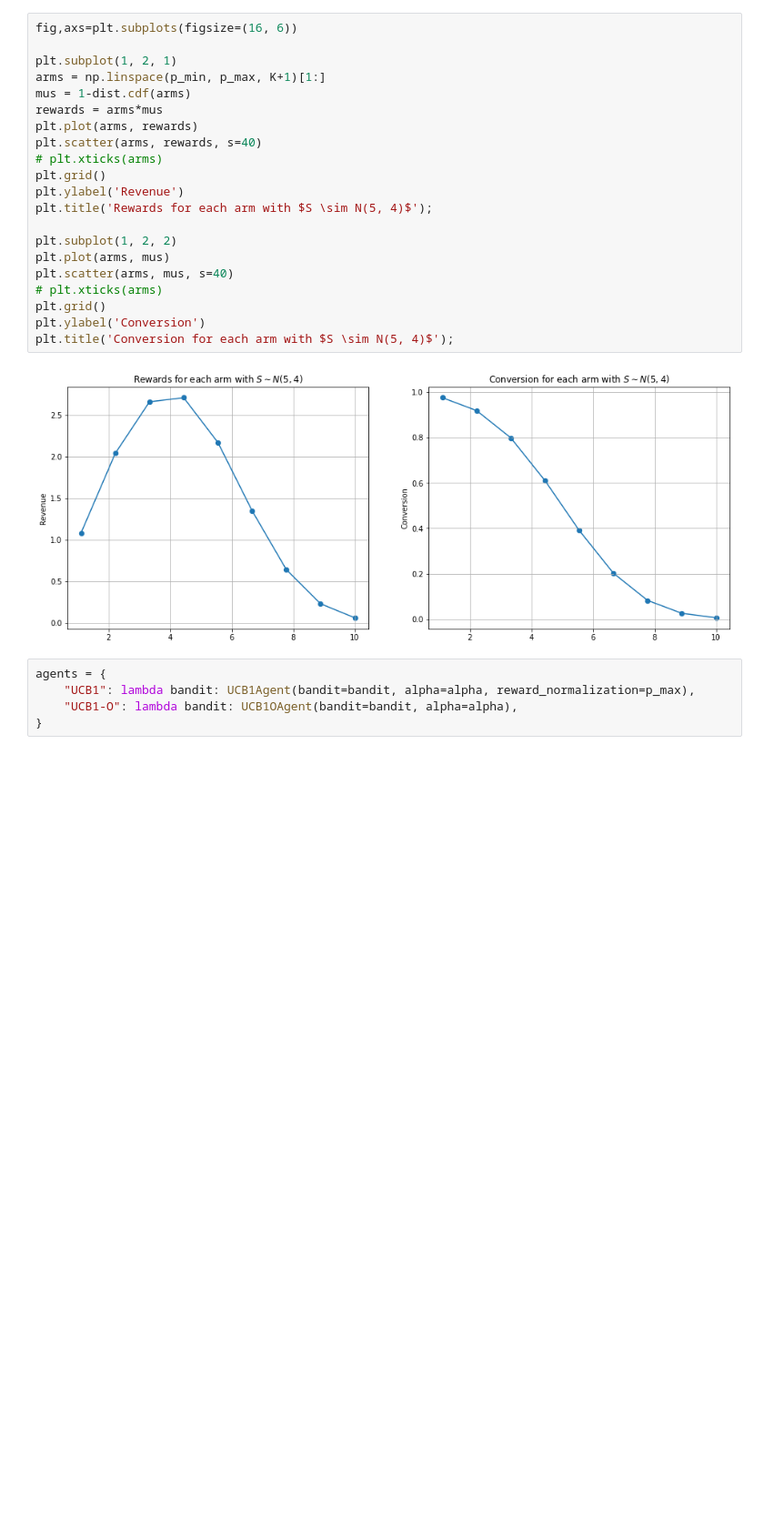
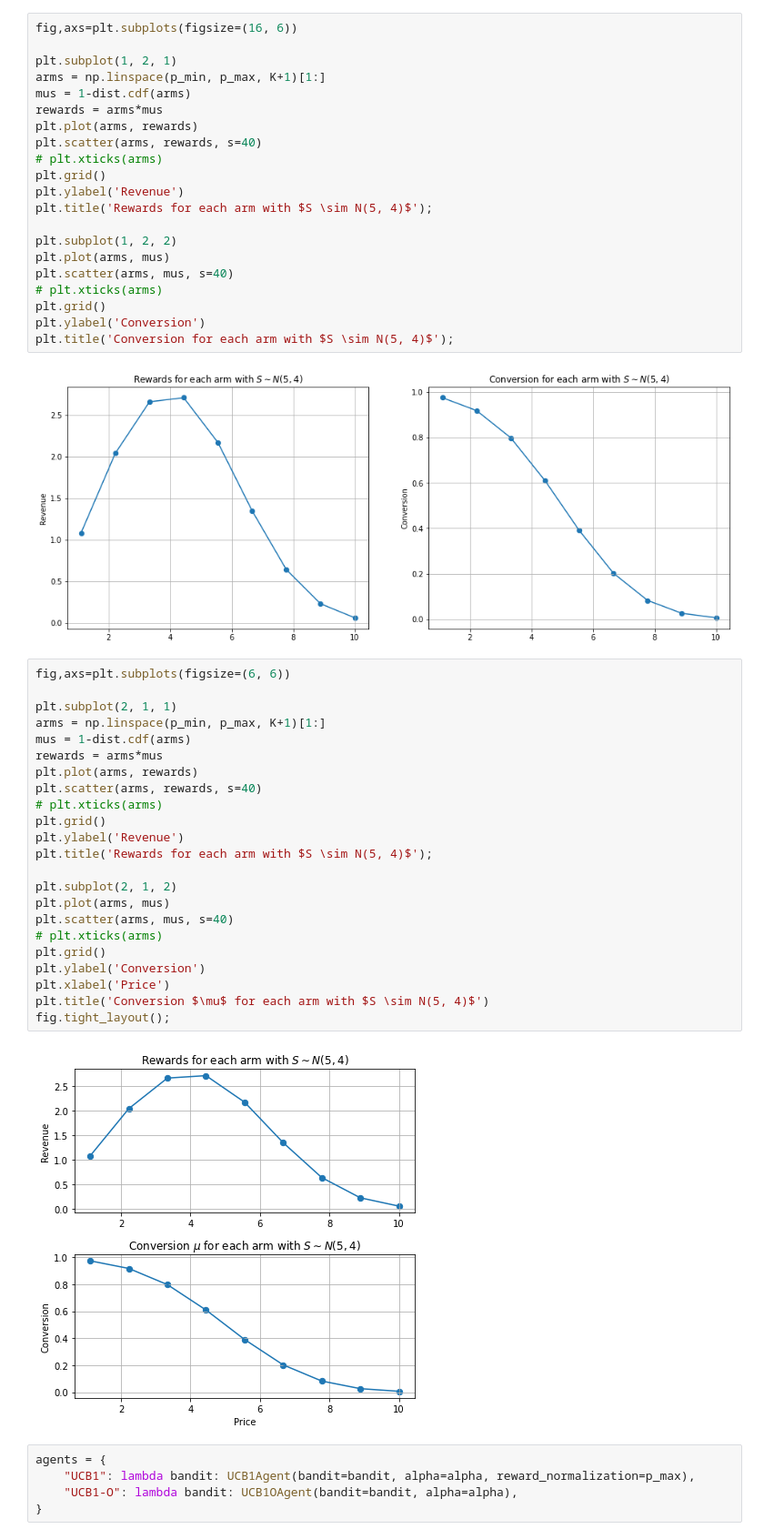
Before and after one commit to thxi/hse_thesis, a Jupyter notebook: notebooks/UCB-O.ipynb, the cells around one changed output. Shown at 91% size. Cells and saved outputs as stored; diff of their text form; blank space fills up the shorter version.

```diff
--- a/notebooks/UCB-O.ipynb
+++ b/notebooks/UCB-O.ipynb
@@ -83,6 +83,31 @@ plt.ylabel('Conversion')
 plt.title('Conversion for each arm with $S \sim N(5, 4)$');
 # %% [output]
 [figure]
+# %%
+fig,axs=plt.subplots(figsize=(6, 6))
+
+plt.subplot(2, 1, 1)
+arms = np.linspace(p_min, p_max, K+1)[1:]
+mus = 1-dist.cdf(arms)
+rewards = arms*mus
+plt.plot(arms, rewards)
+plt.scatter(arms, rewards, s=40)
+# plt.xticks(arms)
+plt.grid()
+plt.ylabel('Revenue')
+plt.title('Rewards for each arm with $S \sim N(5, 4)$');
+
+plt.subplot(2, 1, 2)
+plt.plot(arms, mus)
+plt.scatter(arms, mus, s=40)
+# plt.xticks(arms)
+plt.grid()
+plt.ylabel('Conversion')
+plt.xlabel('Price')
+plt.title('Conversion $\mu$ for each arm with $S \sim N(5, 4)$')
+fig.tight_layout();
+# %% [output]
+[figure, added]
 # %%
 agents = {
     "UCB1": lambda bandit: UCB1Agent(bandit=bandit, alpha=alpha, reward_normalization=p_max),
```
Also changed, not shown: 2 other files.
